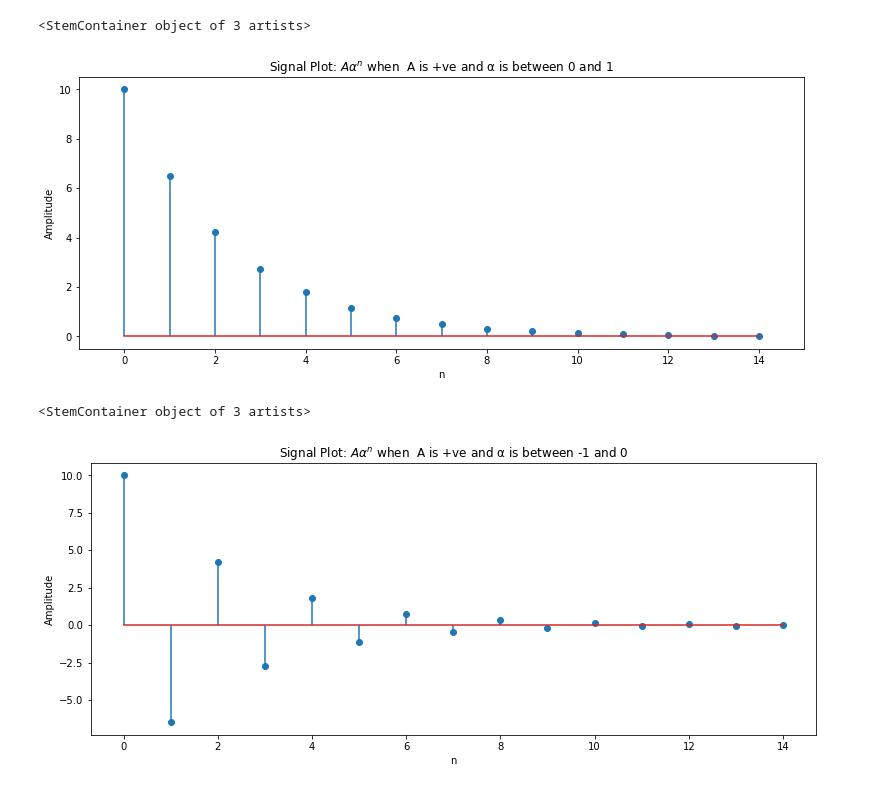
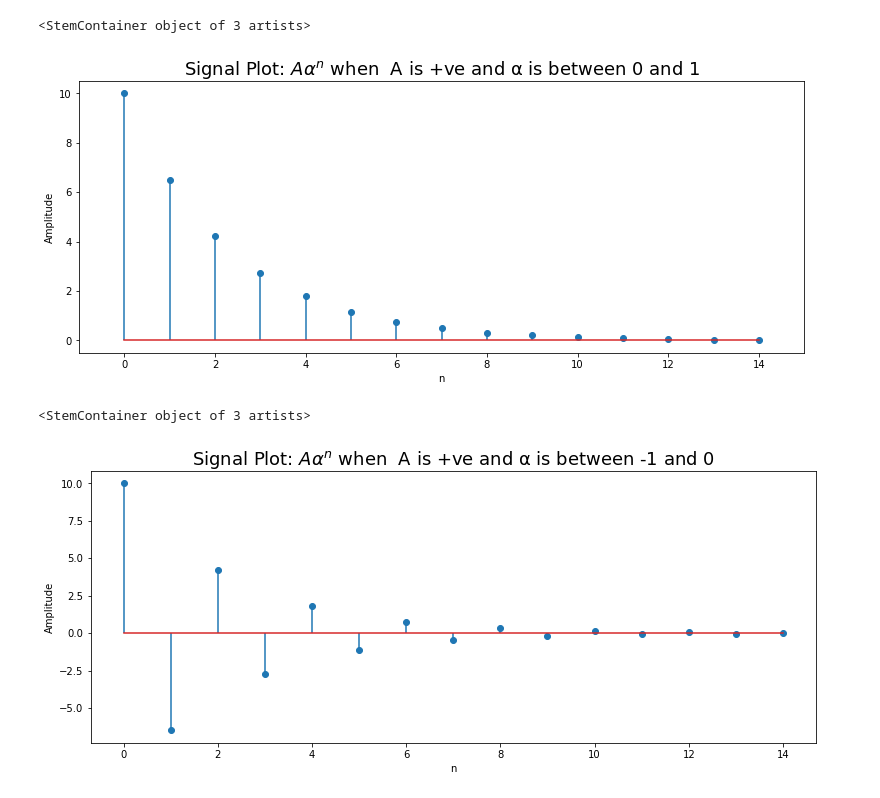
Before and after one commit to timitaiwo/code-samples, a Jupyter notebook: Signals Experiment.ipynb, the cells around one changed output. Drawn from its saved outputs; the diff is of its cells as text; code cells hidden in the pictures.

Commit message:
Update Signals file

```diff
--- a/Signals Experiment.ipynb
+++ b/Signals Experiment.ipynb
@@ -2,23 +2,25 @@
 import numpy as np
 import pandas as pd
 import matplotlib.pyplot as plt
-import seaborn as sns
+import scipy as sp
+
+fontsize = 18
 # %%
 # Signal
 a = 10 # Amplitude
 alpha = 0.65
 n = np.array([x for x in np.arange(0, 15, 1)])
 y = a * alpha ** n
 
 # Plot figure
 fig, ax = plt.subplots(figsize = (13, 5))
 ax.set_xlabel('n'), ax.set_xlim(-1, 15)
 ax.set_ylabel('Amplitude')
-ax.set_title('Signal Plot: $Aα^{n}$ when  A is +ve and α is between 0 and 1')
+ax.set_title('Signal Plot: $Aα^{n}$ when  A is +ve and α is between 0 and 1', fontsize=fontsize)
 ax.stem(n, y)
 # %% [output]
 <StemContainer object of 3 artists>
-[figure, old version]
+[figure, new version]
 # %%
 # Signal
 a = 10 # Amplitude
@@ -30,8 +32,8 @@ y = a * alpha2 ** n
 fig2, ax2 = plt.subplots(figsize = (13, 5))
 ax2.set_xlabel('n'), ax.set_xlim(-1, 15)
 ax2.set_ylabel('Amplitude')
-ax2.set_title('Signal Plot: $Aα^{n}$ when  A is +ve and α is between -1 and 0')
+ax2.set_title('Signal Plot: $Aα^{n}$ when  A is +ve and α is between -1 and 0', fontsize=fontsize)
 ax2.stem(n, y)
 # %% [output]
 <StemContainer object of 3 artists>
-[figure, old version]
+[figure, new version]
```
Also changed, not shown: parts of 3 cells of this notebook.
